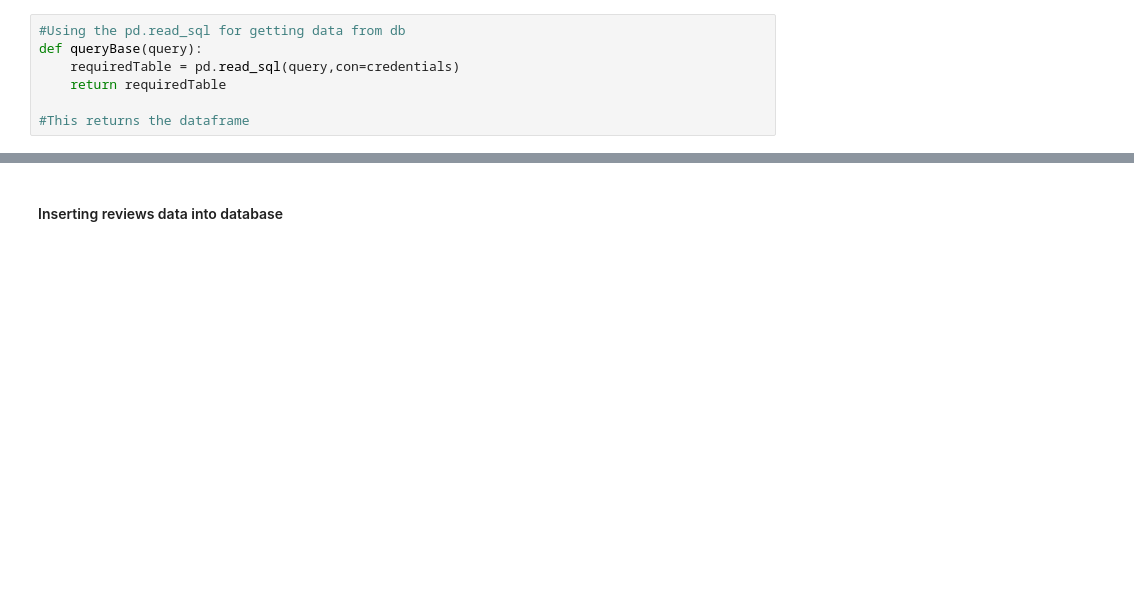
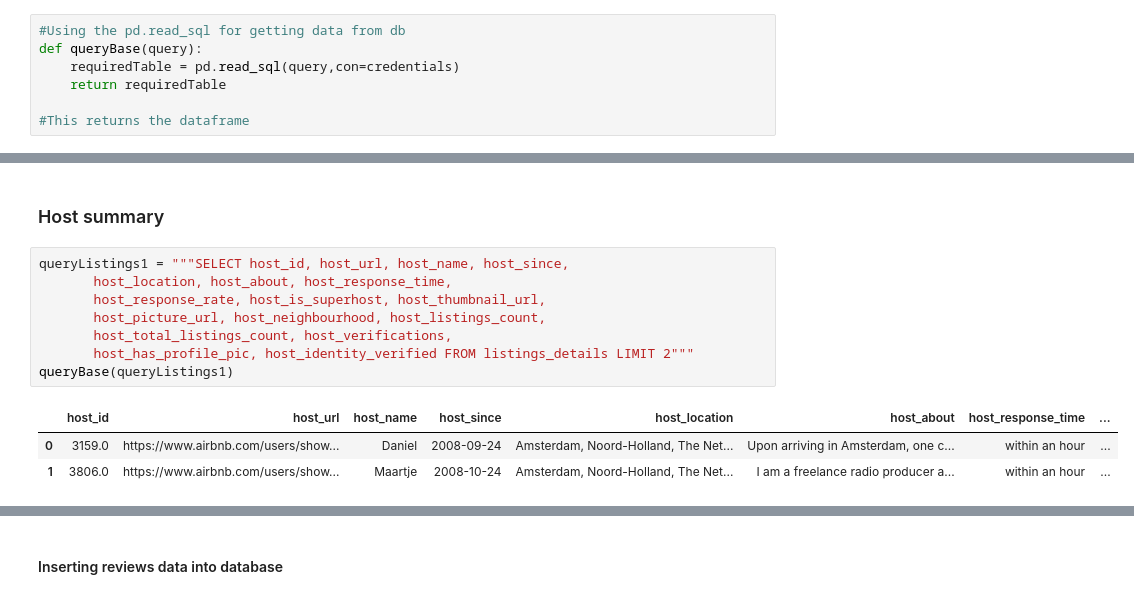
Before and after one commit to idjey/DEtheHardWay, a Jupyter notebook: airBnb_dataModeling.ipynb, the cells around one changed output, grey strips where cells are left out. Drawn from its saved outputs; the diff is of its cells as text; blank space fills up the shorter version.

```diff
--- a/airBnb_dataModeling.ipynb
+++ b/airBnb_dataModeling.ipynb
@@ -160,0 +196,14 @@ getSchema('listings_details',credentials)
+# %% [markdown]
+### Host summary
+# %%
+queryListings1 = """SELECT host_id, host_url, host_name, host_since,
+       host_location, host_about, host_response_time,
+       host_response_rate, host_is_superhost, host_thumbnail_url,
+       host_picture_url, host_neighbourhood, host_listings_count,
+       host_total_listings_count, host_verifications,
+       host_has_profile_pic, host_identity_verified FROM listings_details LIMIT 2"""
+queryBase(queryListings1)
+# %% [output]
+|  | host_id | host_url | host_name | host_since | host_location | host_about | host_response_time | ... |
+| 0 | 3159.0 | https://www.airbnb.com/users/show... | Daniel | 2008-09-24 | Amsterdam, Noord-Holland, The Net... | Upon arriving in Amsterdam, one c... | within an hour | ... |
+| 1 | 3806.0 | https://www.airbnb.com/users/show... | Maartje | 2008-10-24 | Amsterdam, Noord-Holland, The Net... | I am a freelance radio producer a... | within an hour | ... |
```
Also changed, not shown: parts of 39 cells of this notebook, 3 other files.
